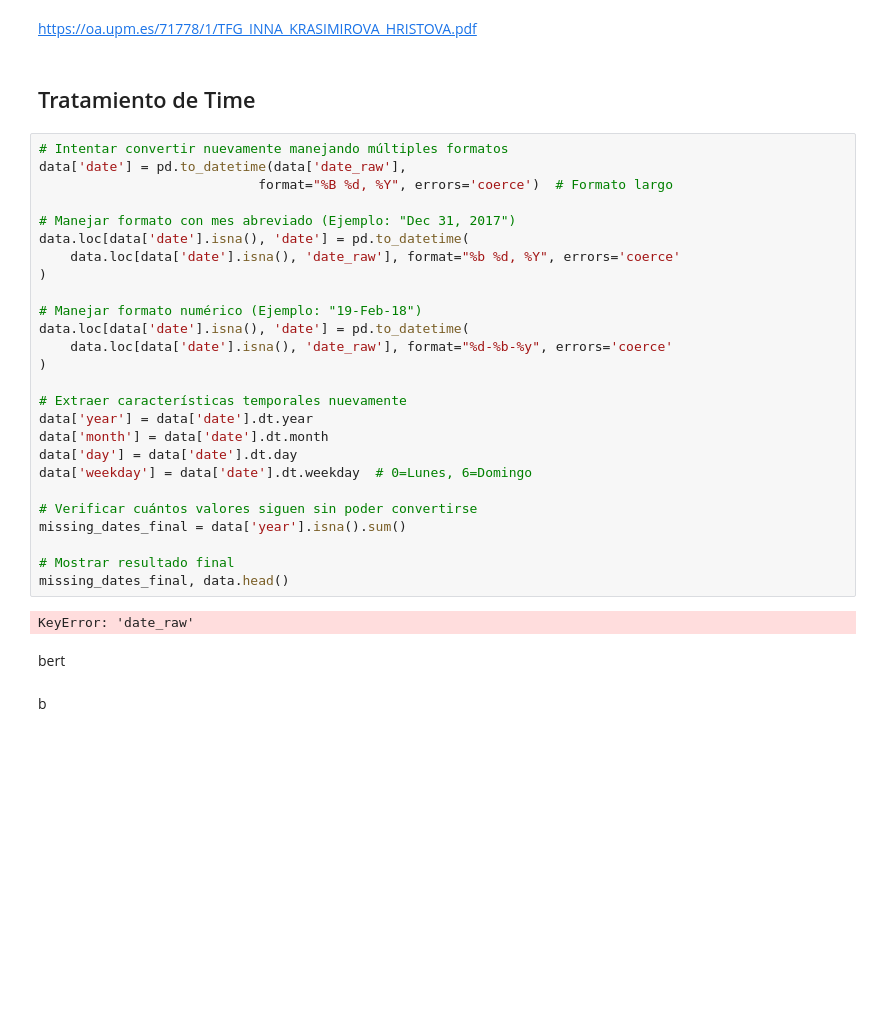
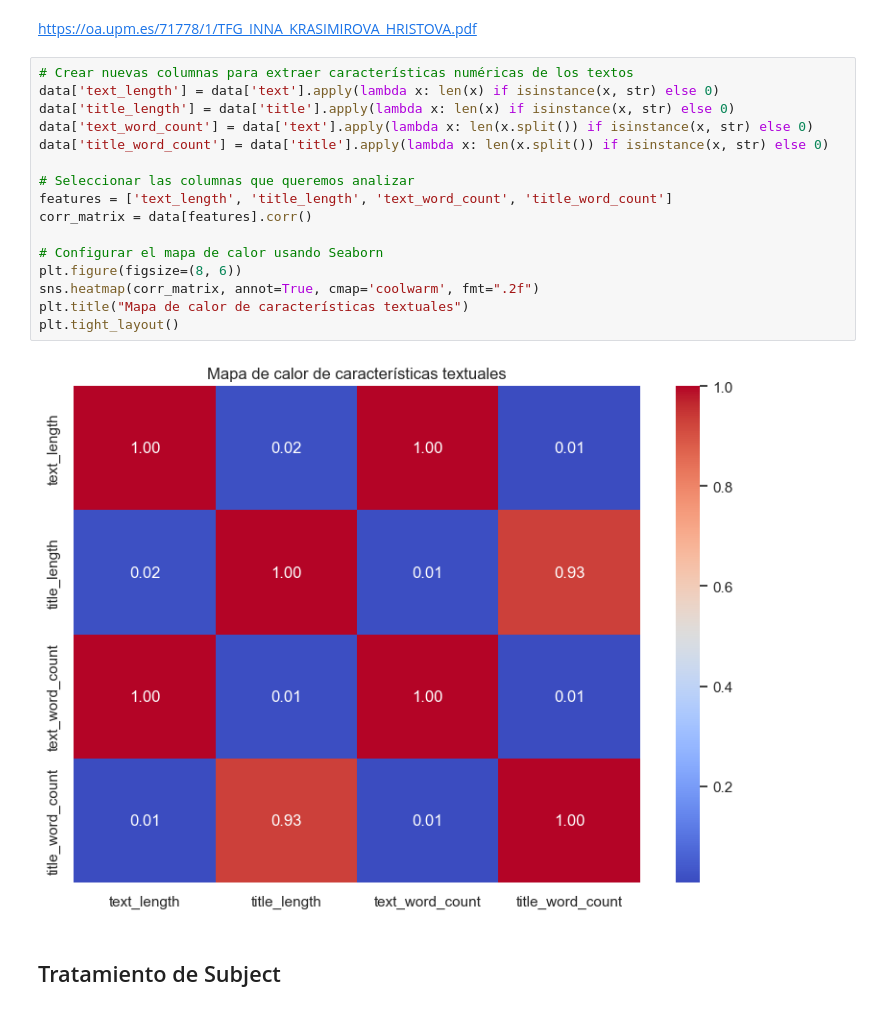
Before and after one commit to IsabelRomoBru/proyecto_machine_learning_Fake_News, a Jupyter notebook: notebooks/EDA.ipynb, the cells around one changed output. Cells and saved outputs as stored; diff of their text form; blank space fills up the shorter version.

```diff
--- a/notebooks/EDA.ipynb
+++ b/notebooks/EDA.ipynb
@@ -420,37 +415,23 @@ Esto podría representar reportajes extensos o artículos detallados, que suelen
 Próximo paso: Podemos analizar métricas adicionales, como cantidad de palabras, promedio de palabras por oración y distribución de palabras clave, para identificar más diferencias entre ambas categorías.
 # %% [markdown]
 https://oa.upm.es/71778/1/TFG_INNA_KRASIMIROVA_HRISTOVA.pdf
+# %%
+# Crear nuevas columnas para extraer características numéricas de los textos
+data['text_length'] = data['text'].apply(lambda x: len(x) if isinstance(x, str) else 0)
+data['title_length'] = data['title'].apply(lambda x: len(x) if isinstance(x, str) else 0)
+data['text_word_count'] = data['text'].apply(lambda x: len(x.split()) if isinstance(x, str) else 0)
+data['title_word_count'] = data['title'].apply(lambda x: len(x.split()) if isinstance(x, str) else 0)
+
+# Seleccionar las columnas que queremos analizar
+features = ['text_length', 'title_length', 'text_word_count', 'title_word_count']
+corr_matrix = data[features].corr()
+
+# Configurar el mapa de calor usando Seaborn
+plt.figure(figsize=(8, 6))
+sns.heatmap(corr_matrix, annot=True, cmap='coolwarm', fmt=".2f")
+plt.title("Mapa de calor de características textuales")
+plt.tight_layout()
+# %% [output]
+[figure, added]
 # %% [markdown]
-## Tratamiento de Time
+## Tratamiento de Subject
-# %%
-# Intentar convertir nuevamente manejando múltiples formatos
-data['date'] = pd.to_datetime(data['date_raw'],
-                            format="%B %d, %Y", errors='coerce')  # Formato largo
-
-# Manejar formato con mes abreviado (Ejemplo: "Dec 31, 2017")
-data.loc[data['date'].isna(), 'date'] = pd.to_datetime(
-    data.loc[data['date'].isna(), 'date_raw'], format="%b %d, %Y", errors='coerce'
-)
-
-# Manejar formato numérico (Ejemplo: "19-Feb-18")
-data.loc[data['date'].isna(), 'date'] = pd.to_datetime(
-    data.loc[data['date'].isna(), 'date_raw'], format="%d-%b-%y", errors='coerce'
-)
-
-# Extraer características temporales nuevamente
-data['year'] = data['date'].dt.year
-data['month'] = data['date'].dt.month
-data['day'] = data['date'].dt.day
-data['weekday'] = data['date'].dt.weekday  # 0=Lunes, 6=Domingo
-
-# Verificar cuántos valores siguen sin poder convertirse
-missing_dates_final = data['year'].isna().sum()
-
-# Mostrar resultado final
-missing_dates_final, data.head()
-# %% [output]
-KeyError: 'date_raw'
-# %% [markdown]
-bert
-# %% [markdown]
-b
```
Also changed, not shown: parts of 19 cells of this notebook, 9 other files.
